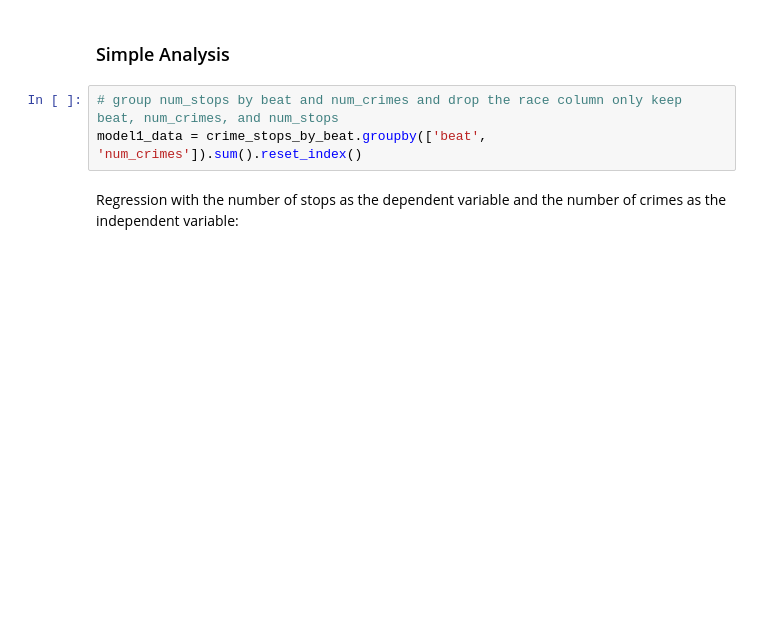
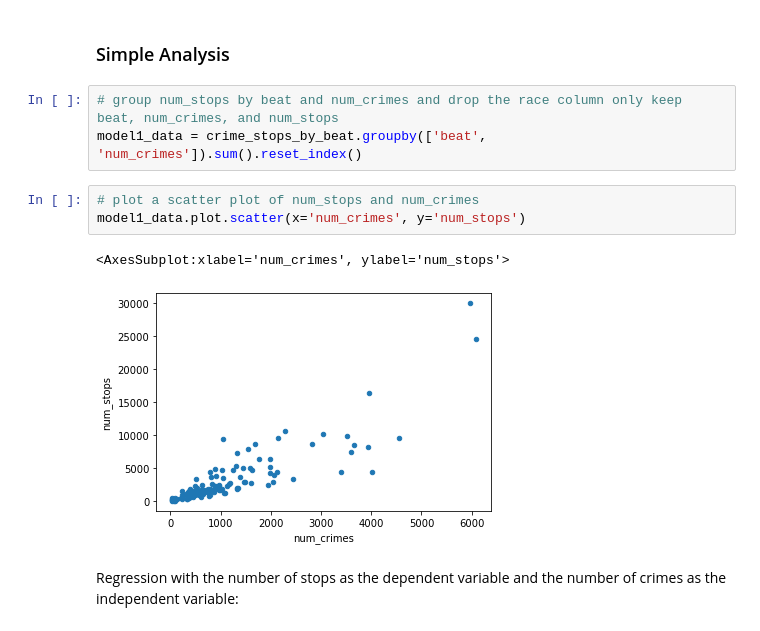
Before and after one commit to aldabbagh/DPI617, a Jupyter notebook: starter.ipynb, the cells around one changed output. Drawn from its saved outputs; the diff is of its cells as text; blank space fills up the shorter version.

Commit message:
added a bit more viz
need to include an offset term in the model (population)

```diff
--- a/starter.ipynb
+++ b/starter.ipynb
@@ -198,6 +198,12 @@ crime_stops_demographics_by_beat[crime_stops_demographics_by_beat['beat'] == 935
 # %%
 # group num_stops by beat and num_crimes and drop the race column only keep beat, num_crimes, and num_stops
 model1_data = crime_stops_by_beat.groupby(['beat', 'num_crimes']).sum().reset_index()
+# %%
+# plot a scatter plot of num_stops and num_crimes
+model1_data.plot.scatter(x='num_crimes', y='num_stops')
+# %% [output]
+<AxesSubplot:xlabel='num_crimes', ylabel='num_stops'>
+[figure, added]
 # %% [markdown]
 Regression with the number of stops as the dependent variable and the number of crimes as the independent variable:
 # %%
```
Also changed, not shown: parts of 5 cells of this notebook.
